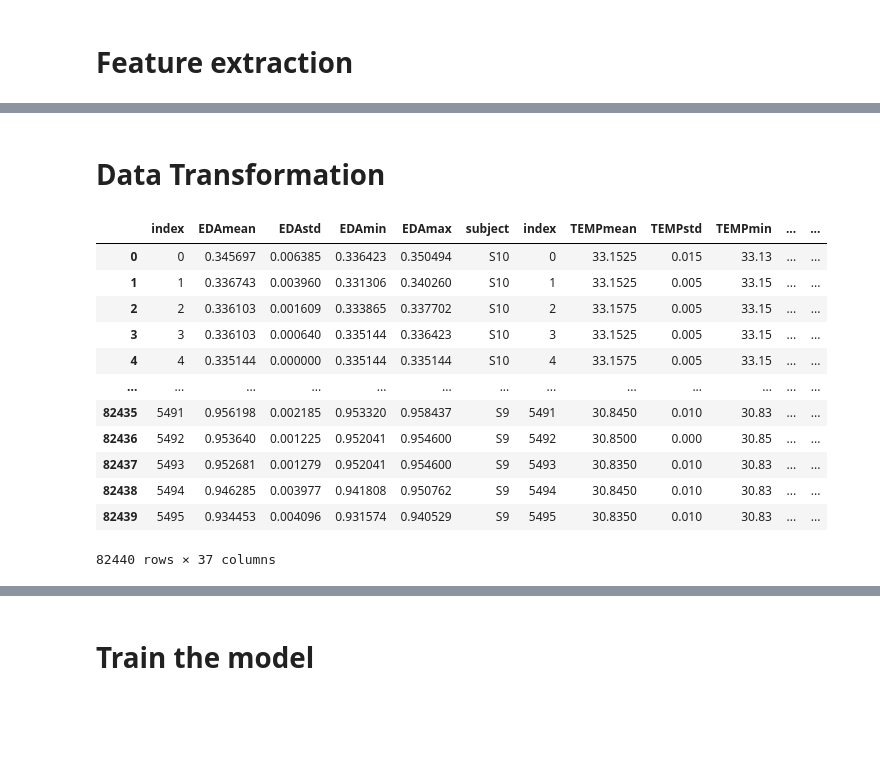
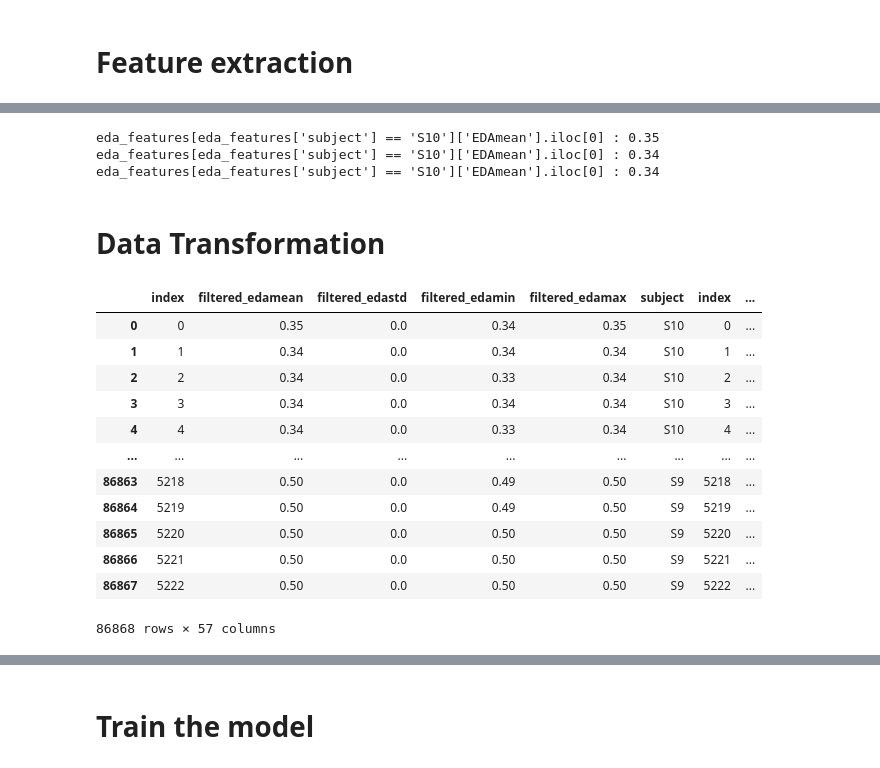
Before and after one commit to Momellouky/stress_detection_using_physiological_signals, a Jupyter notebook: src/notebooks/EDA.ipynb, the cells around one changed output, grey strips where cells are left out. Cells and saved outputs as stored; diff of their text form; code cells hidden in the pictures; blank space fills up the shorter version.

```diff
--- a/src/notebooks/EDA.ipynb
+++ b/src/notebooks/EDA.ipynb
@@ -18,0 +84,3 @@ label_df = pd.read_csv('./src/notebooks/data/wesad_label_empatica.csv', sep=';')
+# %%
+eda_df['filtered_eda'] = filtered_eda
+eda_df
@@ -43,12 +194,12 @@ def non_overlapping_rolling_stats(data, window_size, signal_name):
 # %%
-def feature_extraction(data, window_size, signal_name) :
+def feature_extraction(data, window_size, signal_name, sampling_rate) :
     subjects_lst = data.subject.unique()
 
     temp_subject_lst = []
     temp_feats_lst = []
     for subject in subjects_lst :
         subject_data = data[data['subject'] == subject][signal_name]
-        features = non_overlapping_rolling_stats(data=subject_data, window_size=window_size, signal_name=signal_name)
+        features = non_overlapping_rolling_stats(data=subject_data, window_size=window_size, signal_name=signal_name, sampling_rate=sampling_rate)
         temp_feats_lst.append(features)
         for _ in range(0, int(features.shape[0])) :
             temp_subject_lst.append(subject)
@@ -90,18 +241,25 @@ def non_overlapping_rolling_labels(data, window_size):
     return result
 # %%
 window_size = 4
-eda_features = feature_extraction(eda_df, window_size=window_size, signal_name=eda_df.columns[1])
-temp_features = feature_extraction(temp_df, window_size=window_size, signal_name=temp_df.columns[1])
+sampling_rate = 4
+eda_features = feature_extraction(eda_df, window_size=window_size, signal_name=eda_df.columns[2], sampling_rate=sampling_rate)
+eda_phasic_features = feature_extraction(eda_phasic_df, window_size=window_size, signal_name=eda_phasic_df.columns[1], sampling_rate=sampling_rate)
+eda_tonic_features = feature_extraction(eda_tonic_df, window_size=window_size, signal_name=eda_tonic_df.columns[1], sampling_rate=sampling_rate)
+eda_smna_features = feature_extraction(eda_smna_df, window_size=window_size, signal_name=eda_smna_df.columns[1], sampling_rate=sampling_rate)
+temp_features = feature_extraction(temp_df, window_size=window_size, signal_name=temp_df.columns[1], sampling_rate=sampling_rate)
 window_size = 32
-x_acc_features = feature_extraction(acc_df, window_size=window_size, signal_name='x_axis')
-y_acc_features = feature_extraction(acc_df, window_size=window_size, signal_name='y_axis')
-z_acc_features = feature_extraction(acc_df, window_size=window_size, signal_name='z_axis')
+x_acc_features = feature_extraction(acc_df, window_size=window_size, signal_name='x_axis',sampling_rate=sampling_rate)
+y_acc_features = feature_extraction(acc_df, window_size=window_size, signal_name='y_axis', sampling_rate=sampling_rate)
+z_acc_features = feature_extraction(acc_df, window_size=window_size, signal_name='z_axis', sampling_rate=sampling_rate)
+magnitude_acc_features = feature_extraction(acc_df, window_size=window_size, signal_name='magnitude', sampling_rate=sampling_rate)
 
 window_size = 64
-bvp_features = feature_extraction(bvp_df, window_size=window_size, signal_name=bvp_df.columns[1])
+sampling_rate = 4
+bvp_features = feature_extraction(bvp_df, window_size=window_size, signal_name=bvp_df.columns[1], sampling_rate=sampling_rate)
 
 window_size = 700
-resp_features = feature_extraction(resp_df, window_size=window_size, signal_name=resp_df.columns[1])
-ecg_features = feature_extraction(ecg_df, window_size=window_size, signal_name=ecg_df.columns[1])
-emg_features = feature_extraction(emg_df, window_size=window_size, signal_name=emg_df.columns[1])
+sampling_rate = 4
+resp_features = feature_extraction(resp_df, window_size=window_size, signal_name=resp_df.columns[1], sampling_rate=sampling_rate)
+ecg_features = feature_extraction(ecg_df, window_size=window_size, signal_name=ecg_df.columns[1], sampling_rate=sampling_rate)
+emg_features = feature_extraction(emg_df, window_size=window_size, signal_name=emg_df.columns[1], sampling_rate=sampling_rate)
 # %% [output]
@@ -117,3 +278,0 @@ EMG feature extraction : feature set shape : (82440, 6)
-# %%
-window_size = 64
-bvp_features = feature_extraction(bvp_df, window_size=window_size, signal_name=bvp_df.columns[1])
@@ -153,29 +339,40 @@ labels shape : (82440, 1)
+# %%
+print(f"eda_features[eda_features['subject'] == 'S10']['EDAmean'].iloc[0] : {eda_features[eda_features['subject'] == 'S10']['EDAmean'].iloc[0]}")
+print(f"eda_features[eda_features['subject'] == 'S10']['EDAmean'].iloc[0] : {eda_features[eda_features['subject'] == 'S10']['EDAmean'].iloc[1]}")
+print(f"eda_features[eda_features['subject'] == 'S10']['EDAmean'].iloc[0] : {eda_features[eda_features['subject'] == 'S10']['EDAmean'].iloc[2]}")
+# %% [output]
+eda_features[eda_features['subject'] == 'S10']['EDAmean'].iloc[0] : 0.35
+eda_features[eda_features['subject'] == 'S10']['EDAmean'].iloc[0] : 0.34
+eda_features[eda_features['subject'] == 'S10']['EDAmean'].iloc[0] : 0.34
 # %% [markdown]
 # Data Transformation
 # %%
 feature_set = pd.DataFrame()
 feature_set = pd.concat([feature_set, eda_features, temp_features,
                          x_acc_features, y_acc_features, z_acc_features,
                          bvp_features,
-                         #resp_features, emg_features, ecg_features,
+                        #  resp_features, emg_features,
+                        #  ecg_features,
+                         eda_phasic_features,
+                         eda_tonic_features, eda_smna_features,
                          labels],
                         axis=1)
 
 feature_set
 # %% [output]
-|  | index | EDAmean | EDAstd | EDAmin | EDAmax | subject | index | TEMPmean | TEMPstd | TEMPmin | ... | ... |
-| 0 | 0 | 0.345697 | 0.006385 | 0.336423 | 0.350494 | S10 | 0 | 33.1525 | 0.015 | 33.13 | ... | ... |
-| 1 | 1 | 0.336743 | 0.003960 | 0.331306 | 0.340260 | S10 | 1 | 33.1525 | 0.005 | 33.15 | ... | ... |
-| 2 | 2 | 0.336103 | 0.001609 | 0.333865 | 0.337702 | S10 | 2 | 33.1575 | 0.005 | 33.15 | ... | ... |
-| 3 | 3 | 0.336103 | 0.000640 | 0.335144 | 0.336423 | S10 | 3 | 33.1525 | 0.005 | 33.15 | ... | ... |
-| 4 | 4 | 0.335144 | 0.000000 | 0.335144 | 0.335144 | S10 | 4 | 33.1575 | 0.005 | 33.15 | ... | ... |
-| ... | ... | ... | ... | ... | ... | ... | ... | ... | ... | ... | ... | ... |
-| 82435 | 5491 | 0.956198 | 0.002185 | 0.953320 | 0.958437 | S9 | 5491 | 30.8450 | 0.010 | 30.83 | ... | ... |
-| 82436 | 5492 | 0.953640 | 0.001225 | 0.952041 | 0.954600 | S9 | 5492 | 30.8500 | 0.000 | 30.85 | ... | ... |
-| 82437 | 5493 | 0.952681 | 0.001279 | 0.952041 | 0.954600 | S9 | 5493 | 30.8350 | 0.010 | 30.83 | ... | ... |
-| 82438 | 5494 | 0.946285 | 0.003977 | 0.941808 | 0.950762 | S9 | 5494 | 30.8450 | 0.010 | 30.83 | ... | ... |
-| 82439 | 5495 | 0.934453 | 0.004096 | 0.931574 | 0.940529 | S9 | 5495 | 30.8350 | 0.010 | 30.83 | ... | ... |
+|  | index | filtered_edamean | filtered_edastd | filtered_edamin | filtered_edamax | subject | index | ... |
+| 0 | 0 | 0.35 | 0.0 | 0.34 | 0.35 | S10 | 0 | ... |
+| 1 | 1 | 0.34 | 0.0 | 0.34 | 0.34 | S10 | 1 | ... |
+| 2 | 2 | 0.34 | 0.0 | 0.33 | 0.34 | S10 | 2 | ... |
+| 3 | 3 | 0.34 | 0.0 | 0.34 | 0.34 | S10 | 3 | ... |
+| 4 | 4 | 0.34 | 0.0 | 0.33 | 0.34 | S10 | 4 | ... |
+| ... | ... | ... | ... | ... | ... | ... | ... | ... |
+| 86863 | 5218 | 0.50 | 0.0 | 0.49 | 0.50 | S9 | 5218 | ... |
+| 86864 | 5219 | 0.50 | 0.0 | 0.49 | 0.50 | S9 | 5219 | ... |
+| 86865 | 5220 | 0.50 | 0.0 | 0.50 | 0.50 | S9 | 5220 | ... |
+| 86866 | 5221 | 0.50 | 0.0 | 0.50 | 0.50 | S9 | 5221 | ... |
+| 86867 | 5222 | 0.50 | 0.0 | 0.50 | 0.50 | S9 | 5222 | ... |
-82440 rows × 37 columns
+86868 rows × 57 columns
 # %%
 # Remove label and subject columns to perform data transformations
 
```
Also changed, not shown: parts of 54 cells of this notebook.
